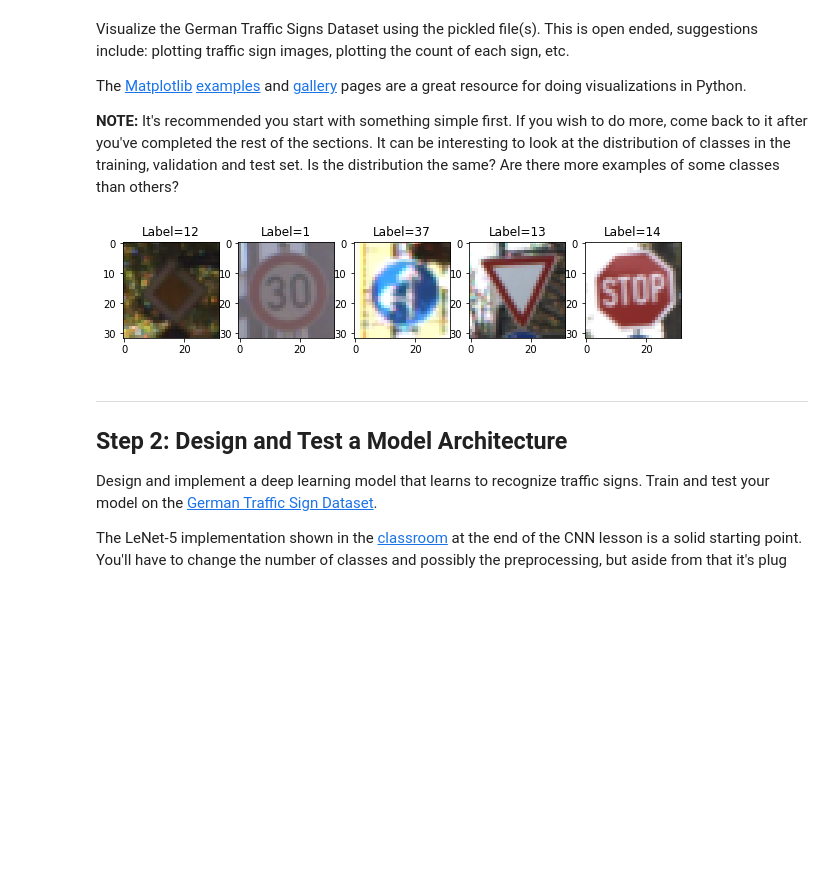
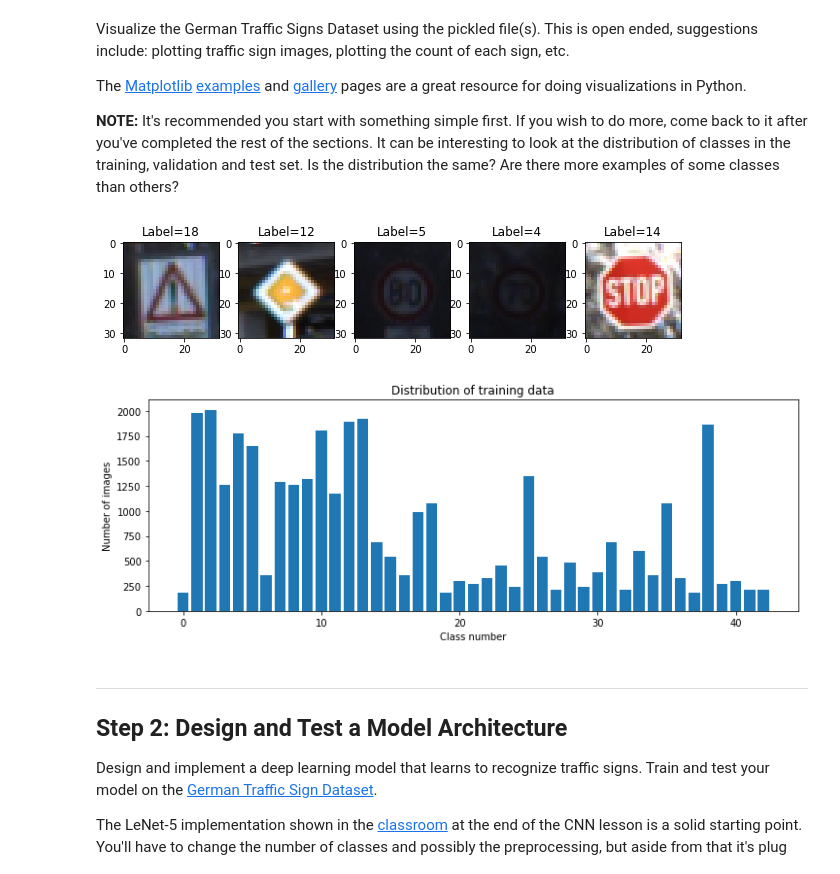
Before and after one commit to uranus4ever/Traffic-Sign-Classifier-CNN, a Jupyter notebook: Traffic_Sign_Classifier-Copy1.ipynb, the cells around one changed output. Cells and saved outputs as stored; diff of their text form; code cells hidden in the pictures; blank space fills up the shorter version.

```diff
--- a/Traffic_Sign_Classifier-Copy1.ipynb
+++ b/Traffic_Sign_Classifier-Copy1.ipynb
@@ -22,6 +22,7 @@ The [rubric](https://review.udacity.com/#!/rubrics/481/view) contains "Stand Out
 # %%
 # Load pickled data
 import pickle
+import numpy as np
 
 # Fill this in based on where you saved the training and testing data
 
@@ -36,7 +37,7 @@ with open(validation_file, mode='rb') as f:
 with open(testing_file, mode='rb') as f:
     test = pickle.load(f)
 
-X_train_pure, y_train = train['features'], train['labels']
+X_train_pure, y_train_pure = train['features'], train['labels']
 X_valid_pure, y_valid = valid['features'], valid['labels']
 X_test_pure, y_test = test['features'], test['labels']
 # %% [markdown]
@@ -57,7 +58,7 @@ Complete the basic data summary below. Use python, numpy and/or pandas methods t
 # %%
 ### Replace each question mark with the appropriate value.
 ### Use python, pandas or numpy methods rather than hard coding the results
-assert (len(X_train_pure) == len(y_train))
+assert (len(X_train_pure) == len(y_train_pure))
 assert (len(X_valid_pure) == len(y_valid))
 assert (len(X_test_pure) == len(y_test))
 
@@ -74,7 +75,7 @@ n_test = len(X_test_pure)
 image_shape = X_train_pure[0].shape
 
 # How many unique classes/labels there are in the dataset.
-n_classes = len(np.unique(y_train))
+n_classes = len(np.unique(y_train_pure))
 
 print("Number of training examples =", n_train)
 print("Number of validation examples =", n_validation)
@@ -98,28 +99,34 @@ The [Matplotlib](http://matplotlib.org/) [examples](http://matplotlib.org/exampl
 # %%
 ### Data exploration visualization code goes here.
 ### Feel free to use as many code cells as needed.
 import matplotlib.pyplot as plt
 # Visualizations will be shown in the notebook.
 %matplotlib inline
 import random
-import numpy as np
 
 plt.figure(figsize=(10,50))
 for num in range(5):
     index = random.randint(0, len(X_train_pure))
     image = X_train_pure[index].squeeze()
     plt.subplot(1,5,num+1)
     plt.imshow(image, cmap="gray")
-    plt.title('Label={}'.format(y_train[index]))
+    plt.title('Label={}'.format(y_train_pure[index]))
+
+num_of_samples = []
+for i in range(n_classes):
+    x_class = X_train_pure[y_train_pure == i]
+
+    num_of_samples.append(len(x_class))
 
 plt.figure(figsize=(12,4))
-plt.bar(range(n_classes), n_train)
+plt.bar(range(n_classes), num_of_samples)
 plt.title('Distribution of training data')
 plt.xlabel('Class number')
 plt.ylabel('Number of images')
 plt.show()
 # %% [output]
-[figure, old version]
+[figure, new version]
+[figure, added]
 # %% [markdown]
 ----
 
```
Also changed, not shown: parts of 17 cells of this notebook.
